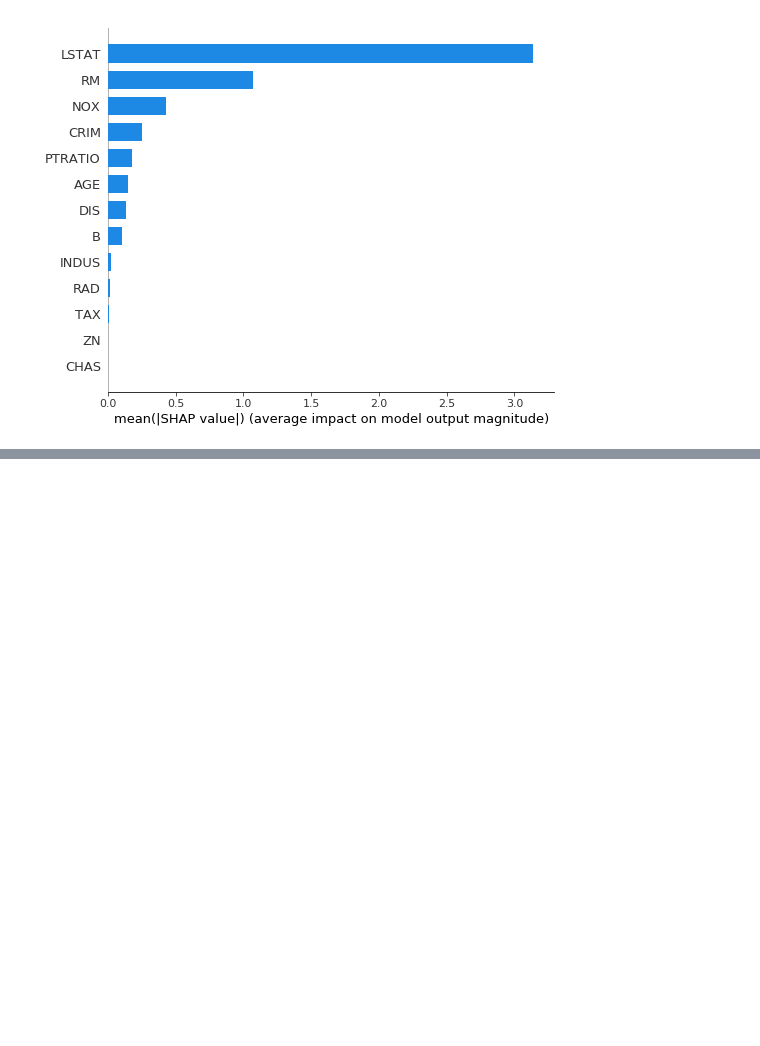
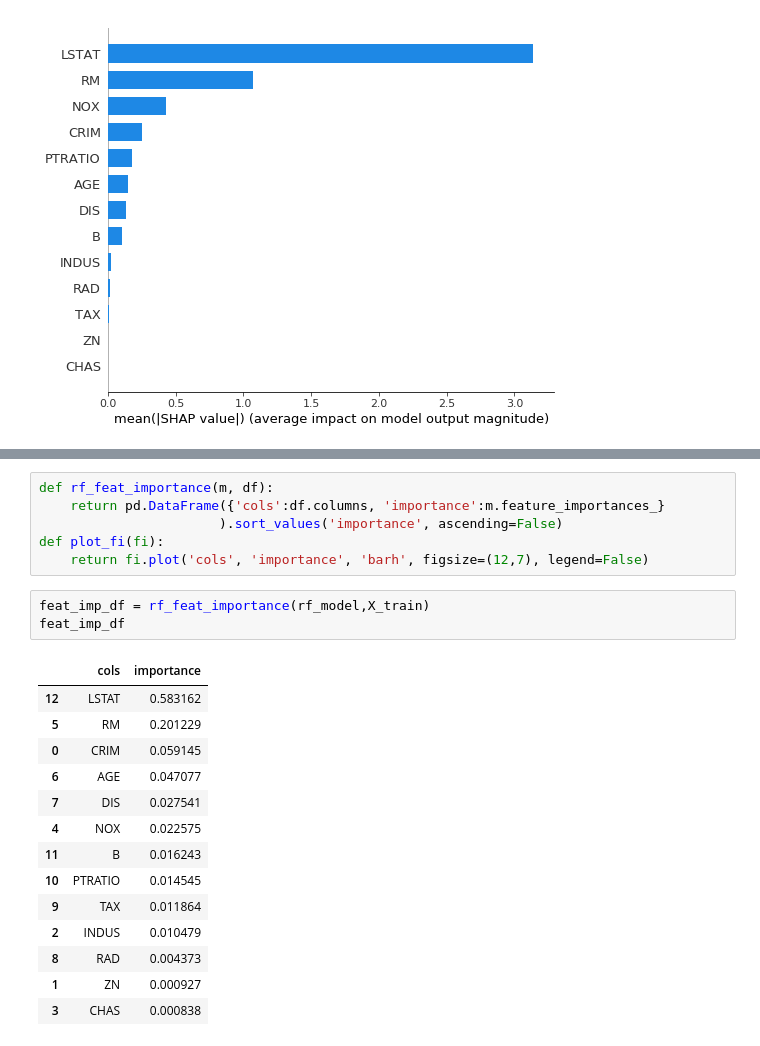
Before and after one commit to cjherman6/black_friday, a Jupyter notebook: SHAP_tutorial_demo.ipynb, the cells around one changed output, grey strips where cells are left out. Cells and saved outputs as stored; diff of their text form; blank space fills up the shorter version.

```diff
--- a/SHAP_tutorial_demo.ipynb
+++ b/SHAP_tutorial_demo.ipynb
@@ -131,0 +133,24 @@ shap.summary_plot(rf_shap_values, X,plot_type='bar')
+# %%
+def rf_feat_importance(m, df):
+    return pd.DataFrame({'cols':df.columns, 'importance':m.feature_importances_}
+                       ).sort_values('importance', ascending=False)
+def plot_fi(fi):
+    return fi.plot('cols', 'importance', 'barh', figsize=(12,7), legend=False)
+# %%
+feat_imp_df = rf_feat_importance(rf_model,X_train)
+feat_imp_df
+# %% [output]
+|  | cols | importance |
+| 12 | LSTAT | 0.583162 |
+| 5 | RM | 0.201229 |
+| 0 | CRIM | 0.059145 |
+| 6 | AGE | 0.047077 |
+| 7 | DIS | 0.027541 |
+| 4 | NOX | 0.022575 |
+| 11 | B | 0.016243 |
+| 10 | PTRATIO | 0.014545 |
+| 9 | TAX | 0.011864 |
+| 2 | INDUS | 0.010479 |
+| 8 | RAD | 0.004373 |
+| 1 | ZN | 0.000927 |
+| 3 | CHAS | 0.000838 |
```
Also changed, not shown: parts of 14 cells of this notebook, 1 other file.
